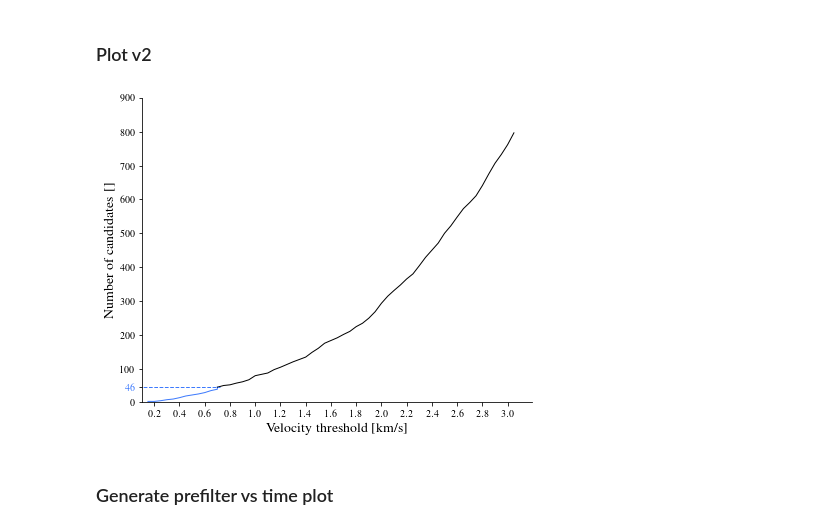
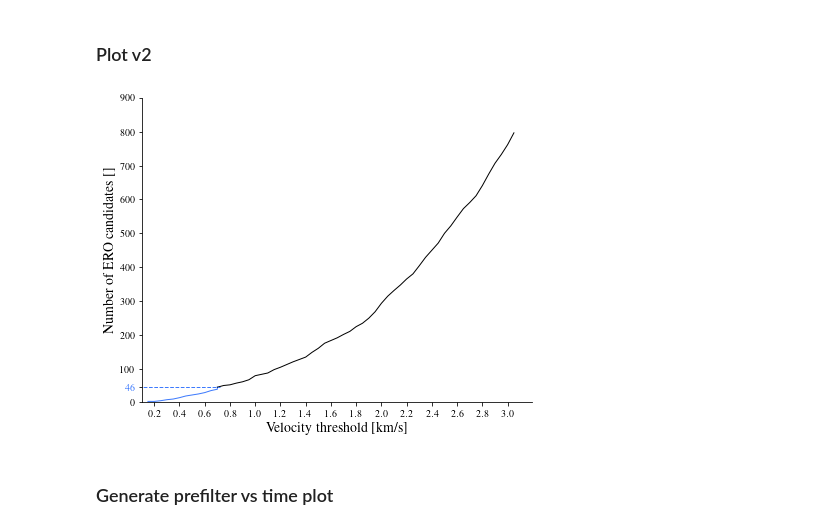
Before and after one commit to tylerjackoliver/Fortran-Asteroid-Retrieval-Toolkit, a Jupyter notebook: figures/make_plots.ipynb, the cells around one changed output. Drawn from its saved outputs; the diff is of its cells as text; code cells hidden in the pictures.

```diff
--- a/figures/make_plots.ipynb
+++ b/figures/make_plots.ipynb
@@ -118,25 +122,26 @@ plt.gca().get_yticklabels()[-1].set_color("xkcd:lightish blue")
 # %%
 plt.plot(threshold_velocity[0:13], number_of_candidates[0:13], color='xkcd:lightish blue', label='Threshold from previous literature')
 plt.plot(threshold_velocity[12:], number_of_candidates[12:], color='k', label='Additional candidates')
 xticks = np.arange(0., np.max(threshold_velocity), 0.2)
 plt.xticks(xticks)
 plt.yticks(list(plt.yticks()[0]) + [46])
 
 # Labels
 
 plt.xlabel('Velocity threshold [km/s]')
-plt.ylabel('Number of candidates []')
+plt.ylabel('Number of ERO candidates []')
 plt.xlim(left=0.1)
 plt.ylim(bottom=0)
 
 # Highlight line
 
 plt.axhline(46, xmin=-.05, xmax=.20, linestyle='--', color='xkcd:lightish blue')
 
 plt.gca().get_yticklabels()[-1].set_color("xkcd:lightish blue")
+plt.savefig('plots/cumulative_candidates.pdf')
 # plt.legend(loc='upper left')
 # %% [output]
-[figure, old version]
+[figure, new version]
 # %% [markdown]
 ### Generate prefilter vs time plot
 # %% [markdown]
```
Also changed, not shown: parts of 45 cells of this notebook.
